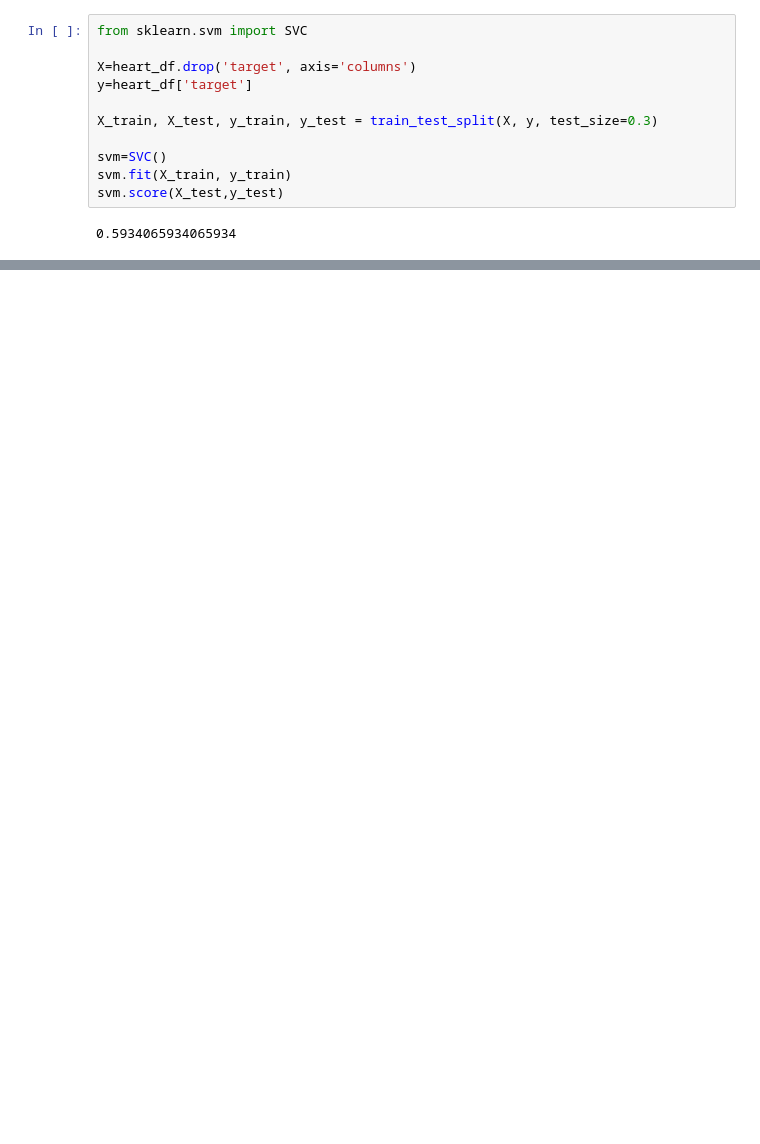
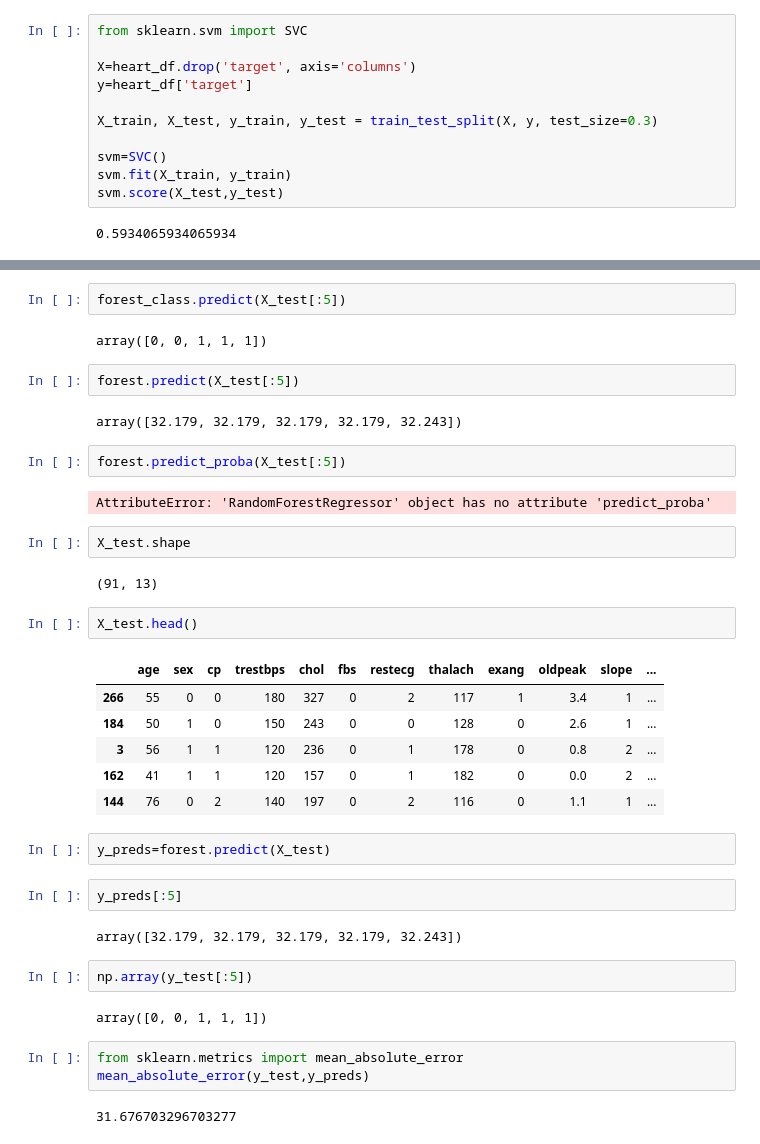
Before and after one commit to arghanath007/Data-Science, a Jupyter notebook: Scikit-Learn(SkLearn)/Introduction.ipynb, the cells around one changed output, grey strips where cells are left out. Drawn from its saved outputs; the diff is of its cells as text; blank space fills up the shorter version.

Commit message:
sklearn Part-4 Different ways of evaluating a ML model

```diff
--- a/Scikit-Learn(SkLearn)/Introduction.ipynb
+++ b/Scikit-Learn(SkLearn)/Introduction.ipynb
@@ -798,0 +848,40 @@ svm.score(X_test,y_test)
+# %%
+forest_class.predict(X_test[:5])
+# %% [output]
+array([0, 0, 1, 1, 1])
+# %%
+forest.predict(X_test[:5])
+# %% [output]
+array([32.179, 32.179, 32.179, 32.179, 32.243])
+# %%
+forest.predict_proba(X_test[:5])
+# %% [output]
+AttributeError: 'RandomForestRegressor' object has no attribute 'predict_proba'
+# %%
+X_test.shape
+# %% [output]
+(91, 13)
+# %%
+X_test.head()
+# %% [output]
+|  | age | sex | cp | trestbps | chol | fbs | restecg | thalach | exang | oldpeak | slope | ... |
+| 266 | 55 | 0 | 0 | 180 | 327 | 0 | 2 | 117 | 1 | 3.4 | 1 | ... |
+| 184 | 50 | 1 | 0 | 150 | 243 | 0 | 0 | 128 | 0 | 2.6 | 1 | ... |
+| 3 | 56 | 1 | 1 | 120 | 236 | 0 | 1 | 178 | 0 | 0.8 | 2 | ... |
+| 162 | 41 | 1 | 1 | 120 | 157 | 0 | 1 | 182 | 0 | 0.0 | 2 | ... |
+| 144 | 76 | 0 | 2 | 140 | 197 | 0 | 2 | 116 | 0 | 1.1 | 1 | ... |
+# %%
+y_preds=forest.predict(X_test)
+# %%
+y_preds[:5]
+# %% [output]
+array([32.179, 32.179, 32.179, 32.179, 32.243])
+# %%
+np.array(y_test[:5])
+# %% [output]
+array([0, 0, 1, 1, 1])
+# %%
+from sklearn.metrics import mean_absolute_error
+mean_absolute_error(y_test,y_preds)
+# %% [output]
+31.676703296703277
```
Also changed, not shown: parts of 18 cells of this notebook.
